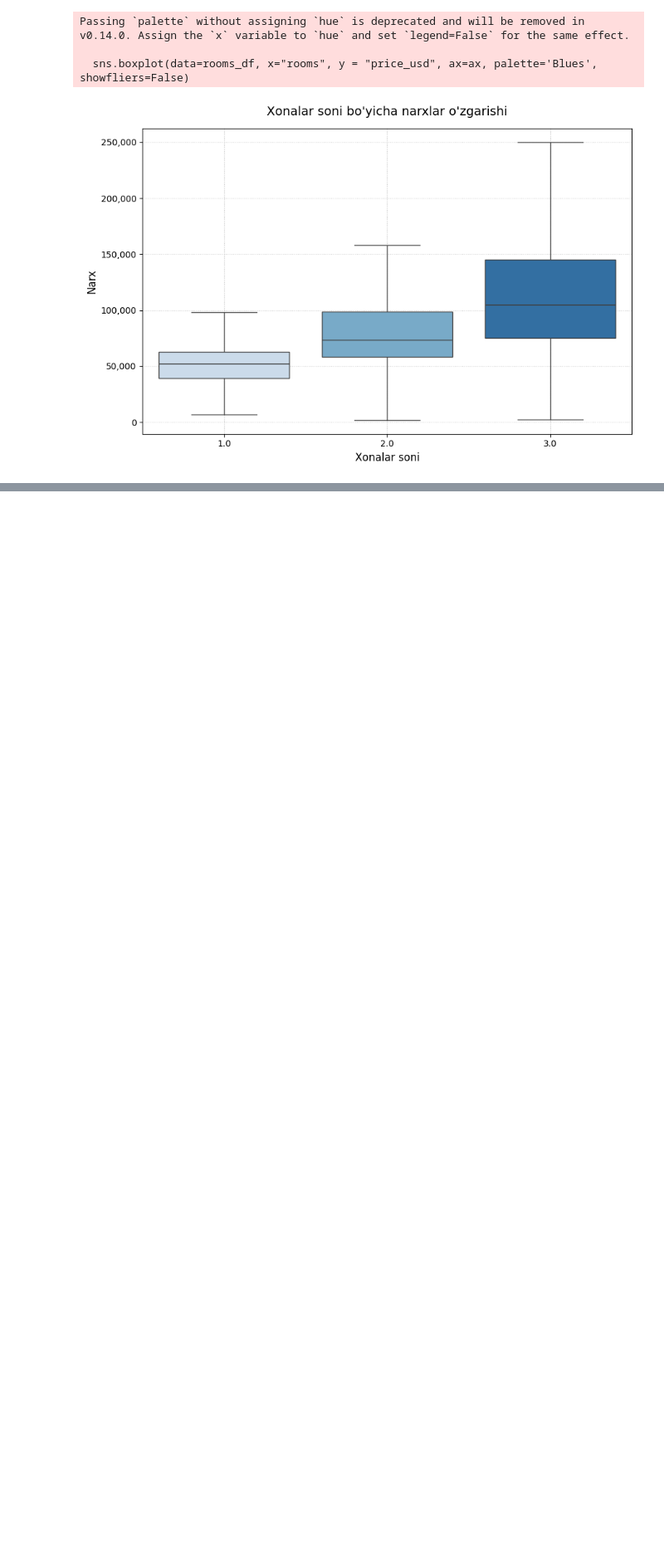
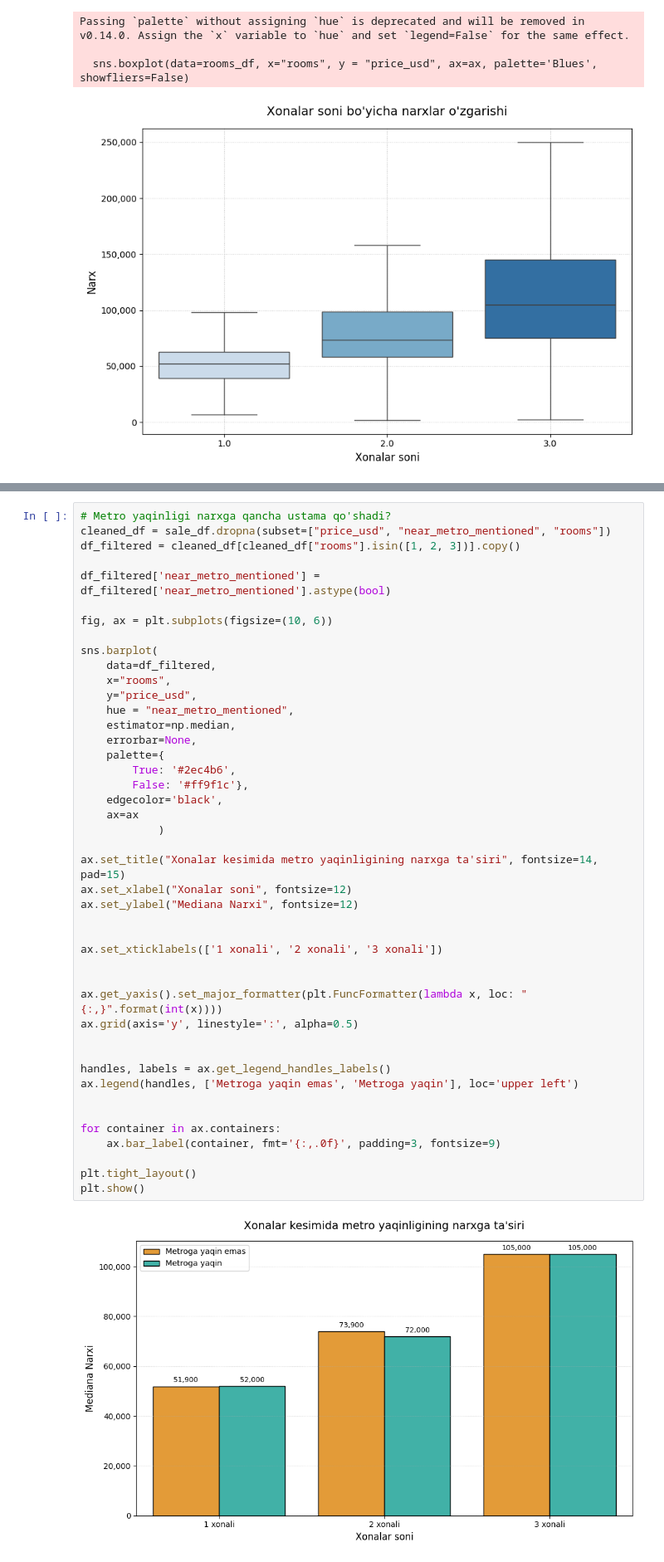
Before and after one commit to Javoh20111/Tashkent-apartment-analysis, a Jupyter notebook: notebooks/2_data_analysis.ipynb, the cells around one changed output, grey strips where cells are left out. Shown at 83% size. Saved outputs shown, nothing was run; the diff lists cells and outputs as text; blank space fills up the shorter version.

```diff
--- a/notebooks/2_data_analysis.ipynb
+++ b/notebooks/2_data_analysis.ipynb
@@ -300,0 +350,46 @@ Passing `palette` without assigning `hue` is deprecated and will be removed in v
+# %%
+# Metro yaqinligi narxga qancha ustama qo'shadi?
+cleaned_df = sale_df.dropna(subset=["price_usd", "near_metro_mentioned", "rooms"])
+df_filtered = cleaned_df[cleaned_df["rooms"].isin([1, 2, 3])].copy()
+
+df_filtered['near_metro_mentioned'] = df_filtered['near_metro_mentioned'].astype(bool)
+
+fig, ax = plt.subplots(figsize=(10, 6))
+
+sns.barplot(
+    data=df_filtered,
+    x="rooms",
+    y="price_usd",
+    hue = "near_metro_mentioned",
+    estimator=np.median,
+    errorbar=None,
+    palette={
+        True: '#2ec4b6',
+        False: '#ff9f1c'},
+    edgecolor='black',
+    ax=ax
+            )
+
+ax.set_title("Xonalar kesimida metro yaqinligining narxga ta'siri", fontsize=14, pad=15)
+ax.set_xlabel("Xonalar soni", fontsize=12)
+ax.set_ylabel("Mediana Narxi", fontsize=12)
+
+
+ax.set_xticklabels(['1 xonali', '2 xonali', '3 xonali'])
+
+
+ax.get_yaxis().set_major_formatter(plt.FuncFormatter(lambda x, loc: "{:,}".format(int(x))))
+ax.grid(axis='y', linestyle=':', alpha=0.5)
+
+
+handles, labels = ax.get_legend_handles_labels()
+ax.legend(handles, ['Metroga yaqin emas', 'Metroga yaqin'], loc='upper left')
+
+
+for container in ax.containers:
+    ax.bar_label(container, fmt='{:,.0f}', padding=3, fontsize=9)
+
+plt.tight_layout()
+plt.show()
+# %% [output]
+[figure, added]
```
Also changed, not shown: parts of 6 cells of this notebook.
